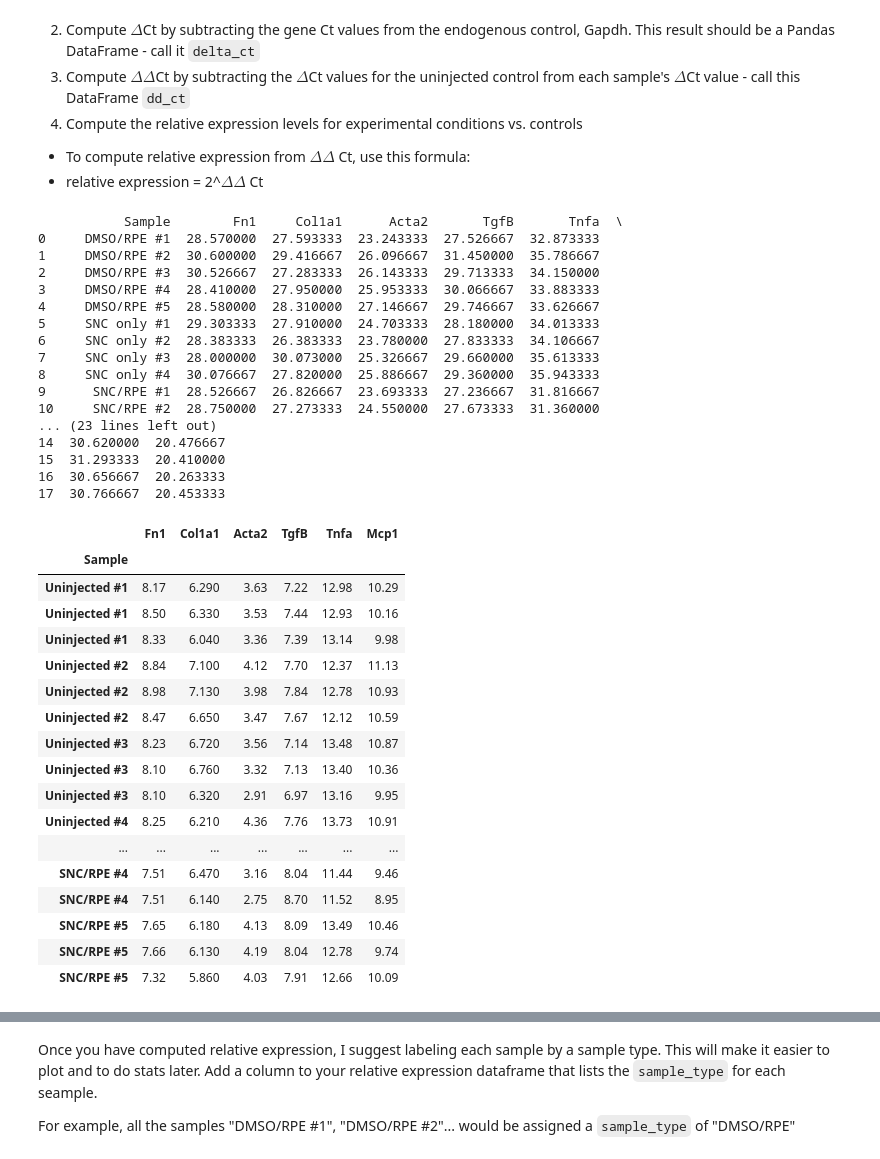
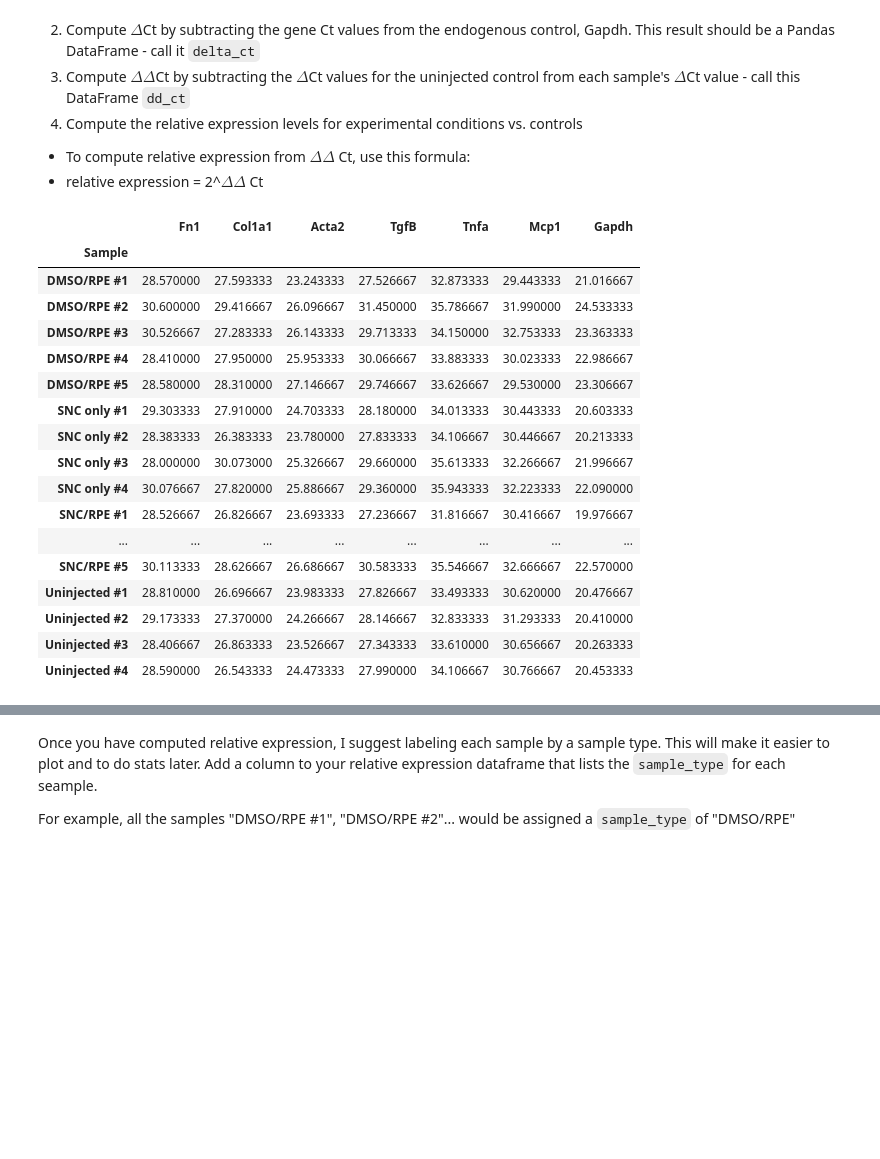
Before and after one commit to ajmarino01/BIO558AlainaMarino, a Jupyter notebook: miniproject_1_blank.ipynb, the cells around one changed output, grey strips where cells are left out. Drawn from its saved outputs; the diff is of its cells as text; code cells hidden in the pictures; blank space fills up the shorter version.

```diff
--- a/miniproject_1_blank.ipynb
+++ b/miniproject_1_blank.ipynb
@@ -72,43 +72,32 @@ Use Pandas to do some standard qPCR calculations:
 * To compute relative expression from $\Delta \Delta$ Ct, use this formula:
 * relative expression = 2^$\Delta \Delta$ Ct
 # %%
-avg_expression = ct_data.groupby('Sample').mean(numeric_only=True).reset_index()
-print(avg_expression)
-delta_ct = ct_data.drop(columns=['Gapdh']).sub(ct_data['Gapdh'], axis=0)
-delta_ct
+aggregated_ct = ct_data.groupby('Sample').agg('mean')
+delta_ct = aggregated_ct.sub(aggregated_ct['Gapdh'], axis=0)
+control_rows = delta_ct.filter(like='Uninjected', axis=0)
+control_mean = control_rows.mean()
+dd_ct = delta_ct.sub(control_mean, axis=1)
+relative_expression = 2 ** -dd_ct
+display(aggregated_ct)
+display(delta_ct)
+display(dd_ct)
+display(relative_expression)
 # %% [output]
-           Sample        Fn1     Col1a1      Acta2       TgfB       Tnfa  \
-0     DMSO/RPE #1  28.570000  27.593333  23.243333  27.526667  32.873333
-1     DMSO/RPE #2  30.600000  29.416667  26.096667  31.450000  35.786667
-2     DMSO/RPE #3  30.526667  27.283333  26.143333  29.713333  34.150000
-3     DMSO/RPE #4  28.410000  27.950000  25.953333  30.066667  33.883333
-4     DMSO/RPE #5  28.580000  28.310000  27.146667  29.746667  33.626667
-5     SNC only #1  29.303333  27.910000  24.703333  28.180000  34.013333
-6     SNC only #2  28.383333  26.383333  23.780000  27.833333  34.106667
-7     SNC only #3  28.000000  30.073000  25.326667  29.660000  35.613333
-8     SNC only #4  30.076667  27.820000  25.886667  29.360000  35.943333
-9      SNC/RPE #1  28.526667  26.826667  23.693333  27.236667  31.816667
-10     SNC/RPE #2  28.750000  27.273333  24.550000  27.673333  31.360000
-... (23 lines left out)
-14  30.620000  20.476667
-15  31.293333  20.410000
-16  30.656667  20.263333
-17  30.766667  20.453333
-|  | Fn1 | Col1a1 | Acta2 | TgfB | Tnfa | Mcp1 |
-| Sample |  |  |  |  |  |  |
-| Uninjected #1 | 8.17 | 6.290 | 3.63 | 7.22 | 12.98 | 10.29 |
-| Uninjected #1 | 8.50 | 6.330 | 3.53 | 7.44 | 12.93 | 10.16 |
-| Uninjected #1 | 8.33 | 6.040 | 3.36 | 7.39 | 13.14 | 9.98 |
-| Uninjected #2 | 8.84 | 7.100 | 4.12 | 7.70 | 12.37 | 11.13 |
-| Uninjected #2 | 8.98 | 7.130 | 3.98 | 7.84 | 12.78 | 10.93 |
-| Uninjected #2 | 8.47 | 6.650 | 3.47 | 7.67 | 12.12 | 10.59 |
-| Uninjected #3 | 8.23 | 6.720 | 3.56 | 7.14 | 13.48 | 10.87 |
-| Uninjected #3 | 8.10 | 6.760 | 3.32 | 7.13 | 13.40 | 10.36 |
-| Uninjected #3 | 8.10 | 6.320 | 2.91 | 6.97 | 13.16 | 9.95 |
-| Uninjected #4 | 8.25 | 6.210 | 4.36 | 7.76 | 13.73 | 10.91 |
-| ... | ... | ... | ... | ... | ... | ... |
-| SNC/RPE #4 | 7.51 | 6.470 | 3.16 | 8.04 | 11.44 | 9.46 |
-| SNC/RPE #4 | 7.51 | 6.140 | 2.75 | 8.70 | 11.52 | 8.95 |
-| SNC/RPE #5 | 7.65 | 6.180 | 4.13 | 8.09 | 13.49 | 10.46 |
-| SNC/RPE #5 | 7.66 | 6.130 | 4.19 | 8.04 | 12.78 | 9.74 |
-| SNC/RPE #5 | 7.32 | 5.860 | 4.03 | 7.91 | 12.66 | 10.09 |
+|  | Fn1 | Col1a1 | Acta2 | TgfB | Tnfa | Mcp1 | Gapdh |
+| Sample |  |  |  |  |  |  |  |
+| DMSO/RPE #1 | 28.570000 | 27.593333 | 23.243333 | 27.526667 | 32.873333 | 29.443333 | 21.016667 |
+| DMSO/RPE #2 | 30.600000 | 29.416667 | 26.096667 | 31.450000 | 35.786667 | 31.990000 | 24.533333 |
+| DMSO/RPE #3 | 30.526667 | 27.283333 | 26.143333 | 29.713333 | 34.150000 | 32.753333 | 23.363333 |
+| DMSO/RPE #4 | 28.410000 | 27.950000 | 25.953333 | 30.066667 | 33.883333 | 30.023333 | 22.986667 |
+| DMSO/RPE #5 | 28.580000 | 28.310000 | 27.146667 | 29.746667 | 33.626667 | 29.530000 | 23.306667 |
+| SNC only #1 | 29.303333 | 27.910000 | 24.703333 | 28.180000 | 34.013333 | 30.443333 | 20.603333 |
+| SNC only #2 | 28.383333 | 26.383333 | 23.780000 | 27.833333 | 34.106667 | 30.446667 | 20.213333 |
+| SNC only #3 | 28.000000 | 30.073000 | 25.326667 | 29.660000 | 35.613333 | 32.266667 | 21.996667 |
+| SNC only #4 | 30.076667 | 27.820000 | 25.886667 | 29.360000 | 35.943333 | 32.223333 | 22.090000 |
+| SNC/RPE #1 | 28.526667 | 26.826667 | 23.693333 | 27.236667 | 31.816667 | 30.416667 | 19.976667 |
+| ... | ... | ... | ... | ... | ... | ... | ... |
+| SNC/RPE #5 | 30.113333 | 28.626667 | 26.686667 | 30.583333 | 35.546667 | 32.666667 | 22.570000 |
+| Uninjected #1 | 28.810000 | 26.696667 | 23.983333 | 27.826667 | 33.493333 | 30.620000 | 20.476667 |
+| Uninjected #2 | 29.173333 | 27.370000 | 24.266667 | 28.146667 | 32.833333 | 31.293333 | 20.410000 |
+| Uninjected #3 | 28.406667 | 26.863333 | 23.526667 | 27.343333 | 33.610000 | 30.656667 | 20.263333 |
+| Uninjected #4 | 28.590000 | 26.543333 | 24.473333 | 27.990000 | 34.106667 | 30.766667 | 20.453333 |
```
Also changed, not shown: parts of 4 cells of this notebook.
